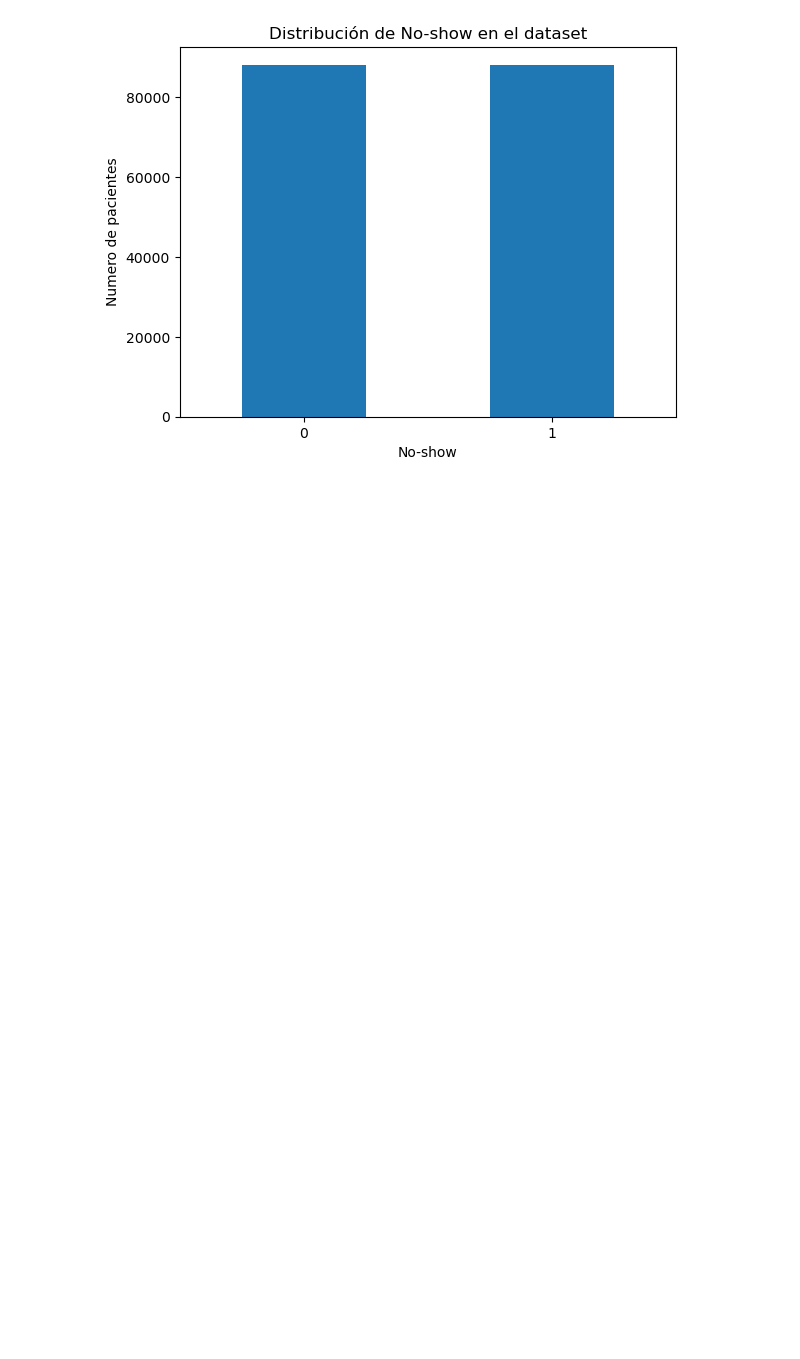
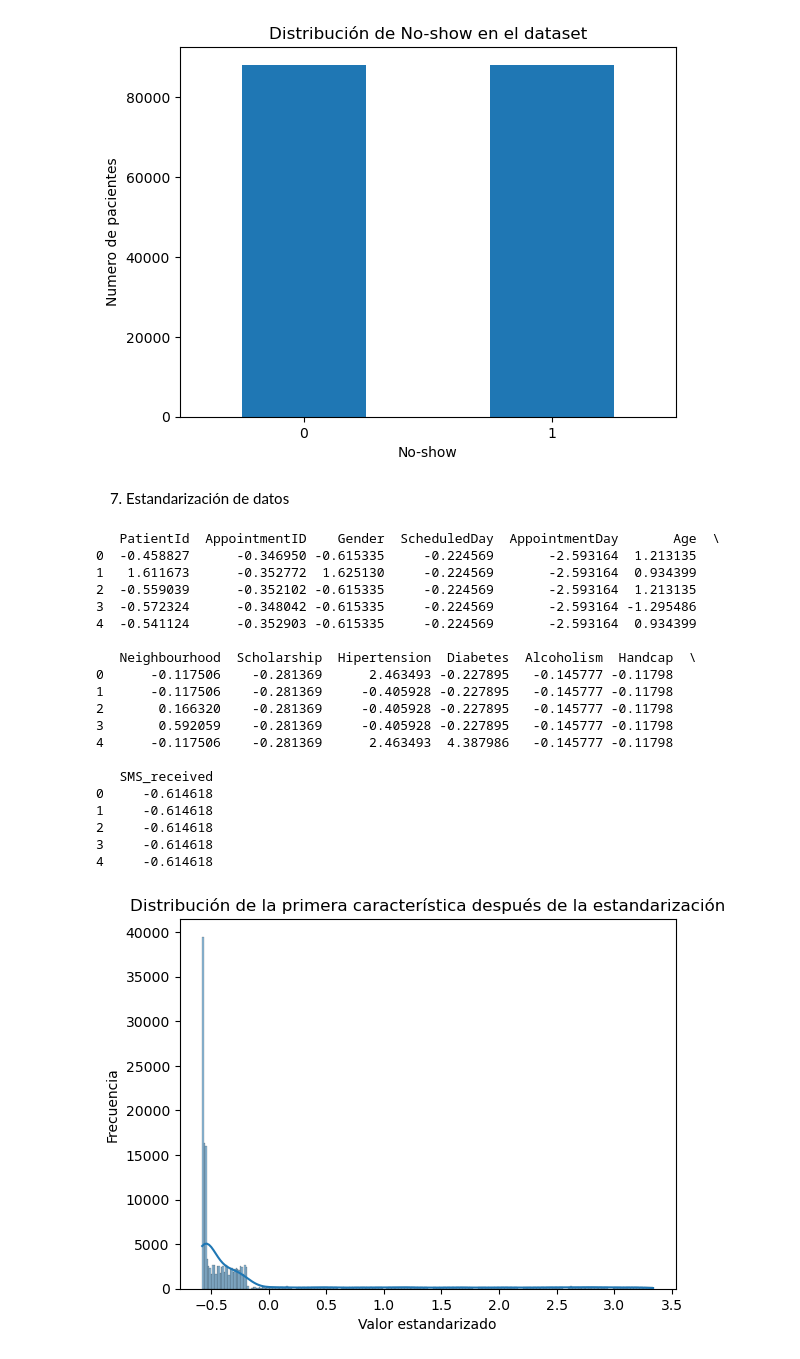
Before and after one commit to SValduezaL/TFM-Master-IA-INESDI, a Jupyter notebook: BBDD Kaagle/predicción_ inasistencia_v1.ipynb, the cells around one changed output. Drawn from its saved outputs; the diff is of its cells as text; code cells hidden in the pictures; blank space fills up the shorter version.

```diff
--- a/BBDD Kaagle/predicción_ inasistencia_v1.ipynb
+++ b/BBDD Kaagle/predicción_ inasistencia_v1.ipynb
@@ -233,3 +232,49 @@ plt.title('Distribución de No-show en el dataset')
 # %% [output]
 Text(0.5, 1.0, 'Distribución de No-show en el dataset')
 [figure]
+# %% [markdown]
+7.  Estandarización de datos
+# %%
+# Se crea una instancia de StandardScaler
+scaler = StandardScaler()
+
+# Se ajusta el escalador a los datos balanceados y se transforman
+X_balanced_scaled = scaler.fit_transform(X_balanced)
+
+# Convertir el resultado a DataFrame para facilitar la manipulación y visualización
+X_balanced_scaled_df = pd.DataFrame(X_balanced_scaled, columns=X.columns)
+
+# Mostrar los primeros encabezados del conjunto de datos estandarizado
+print(X_balanced_scaled_df.head())
+
+# Si deseas visualizar la distribución de alguna característica después de la estandarización, puedes hacerlo con un gráfico
+import seaborn as sns
+
+# Ejemplo de visualización de la distribución de la primera característica
+sns.histplot(X_balanced_scaled_df.iloc[:, 0], kde=True)
+plt.title('Distribución de la primera característica después de la estandarización')
+plt.xlabel('Valor estandarizado')
+plt.ylabel('Frecuencia')
+plt.show()
+# %% [output]
+   PatientId  AppointmentID    Gender  ScheduledDay  AppointmentDay       Age  \
+0  -0.458827      -0.346950 -0.615335     -0.224569       -2.593164  1.213135
+1   1.611673      -0.352772  1.625130     -0.224569       -2.593164  0.934399
+2  -0.559039      -0.352102 -0.615335     -0.224569       -2.593164  1.213135
+3  -0.572324      -0.348042 -0.615335     -0.224569       -2.593164 -1.295486
+4  -0.541124      -0.352903 -0.615335     -0.224569       -2.593164  0.934399
+
+   Neighbourhood  Scholarship  Hipertension  Diabetes  Alcoholism  Handcap  \
+0      -0.117506    -0.281369      2.463493 -0.227895   -0.145777 -0.11798
+1      -0.117506    -0.281369     -0.405928 -0.227895   -0.145777 -0.11798
+2       0.166320    -0.281369     -0.405928 -0.227895   -0.145777 -0.11798
+3       0.592059    -0.281369     -0.405928 -0.227895   -0.145777 -0.11798
+4      -0.117506    -0.281369      2.463493  4.387986   -0.145777 -0.11798
+
+   SMS_received
+0     -0.614618
+1     -0.614618
+2     -0.614618
+3     -0.614618
+4     -0.614618
+[figure, added]
```
Also changed, not shown: parts of 18 cells of this notebook.
